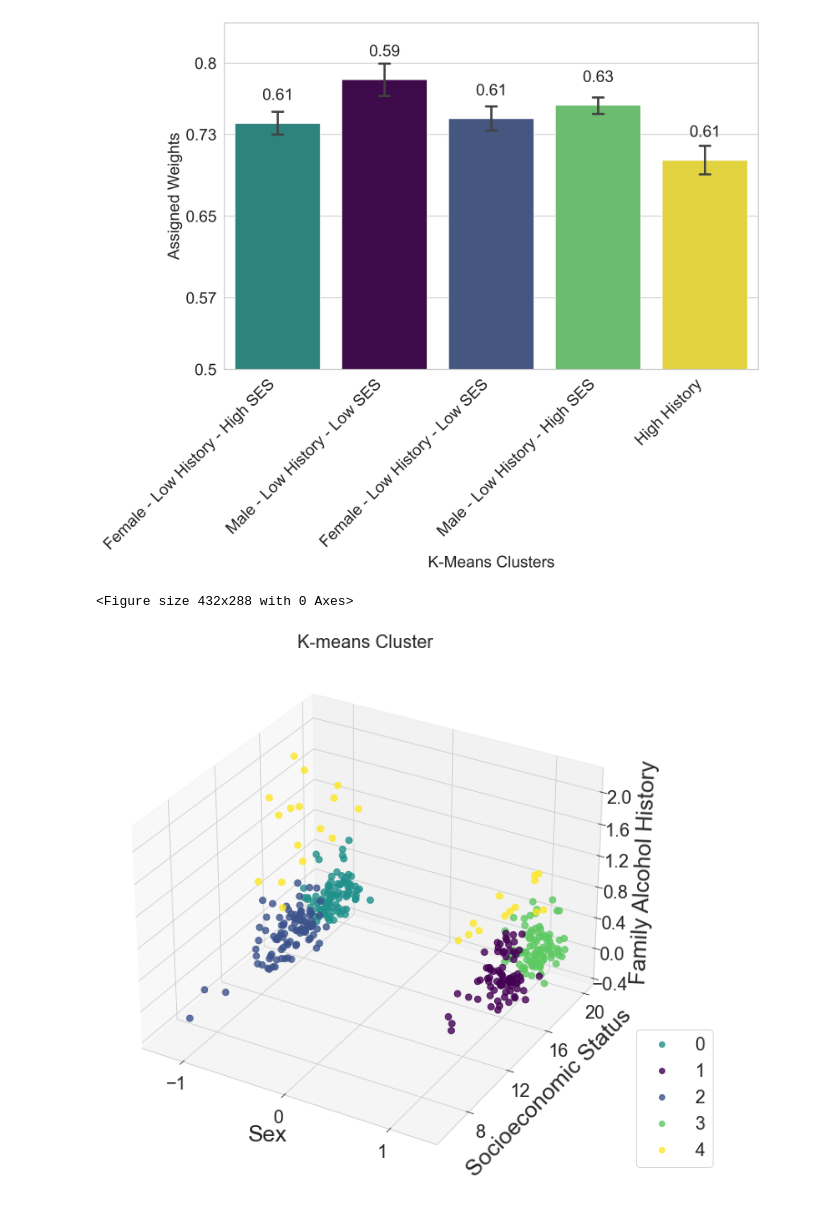
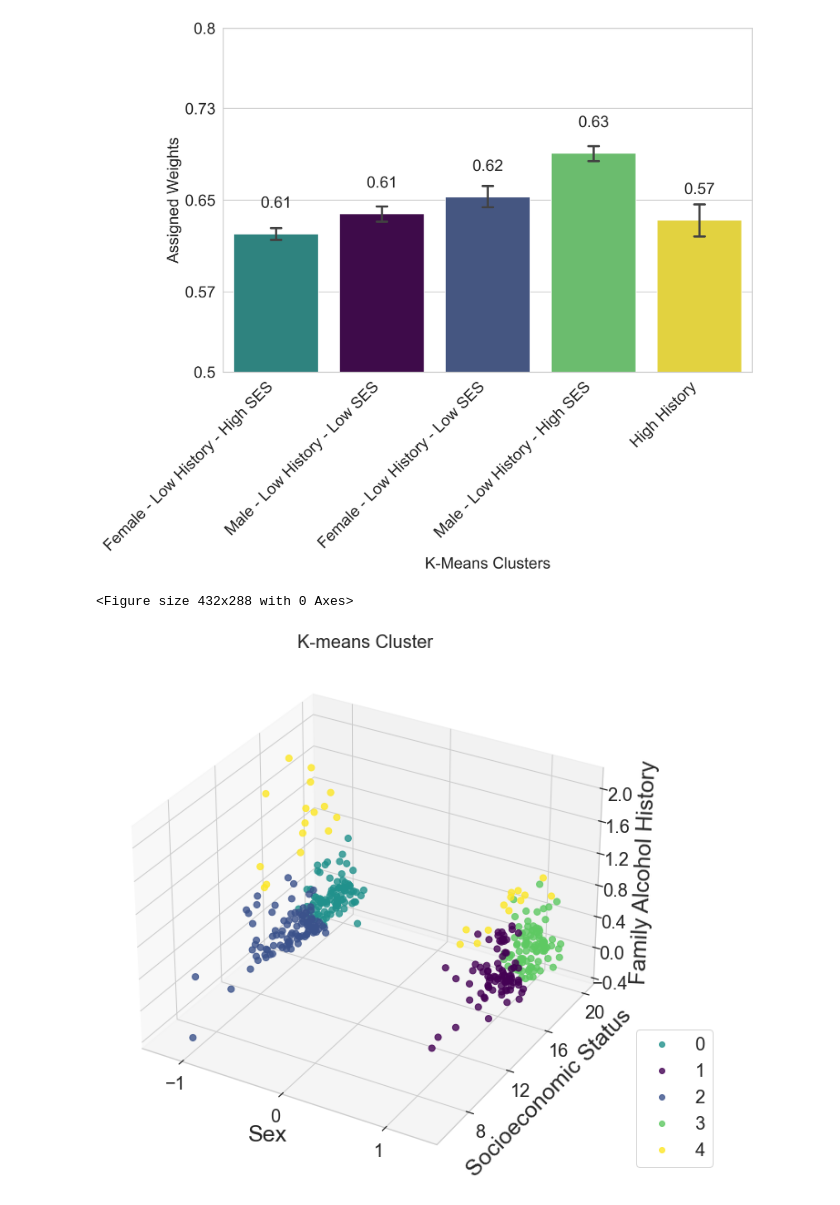
Before and after one commit to MaggiePas/sample_weighting, a Jupyter notebook: Plots_ncanda_sample_weighting.ipynb, the cells around one changed output. Drawn from its saved outputs; the diff is of its cells as text; code cells hidden in the pictures.

```diff
--- a/Plots_ncanda_sample_weighting.ipynb
+++ b/Plots_ncanda_sample_weighting.ipynb
@@ -116,14 +121,14 @@ np.random.seed(run_with_seed)
 random.seed(run_with_seed)
 np.random.seed(run_with_seed)
 
-input_data = pd.read_csv("./analysis/weight_val_knn_30_eigenbasis_13_centering_0.75_ncanda.csv")
+input_data = pd.read_csv("./analysis/weight_val_knn_50_eigenbasis_13_centering_0.65_ncanda.csv")
 
 print(input_data.columns)
 
 input_data_feats = pd.read_csv("graph_factors_raw.csv")
 input_data_feats = input_data_feats.drop_duplicates(subset='subject', keep='last')
 
-input_data_preds = pd.read_csv("./analysis/weights_pred_knn_30_eigenbasis_13_centering_0.75_ncanda.csv")
+input_data_preds = pd.read_csv("./analysis/weights_pred_knn_50_eigenbasis_13_centering_0.65_ncanda.csv")
 input_data_preds = input_data_preds[['subject', 'Labels', 'Prediction']]
 
 bin_labels_5 = [0, 1, 2, 3, 4]
@@ -170,7 +175,7 @@ labels = kmeans.labels_
 df_clustered['subject'] = df_id.values
 
 # Save to csv
-df_clustered.to_csv('clustered_ncanda_11_08.csv', index=False)
+df_clustered.to_csv('clustered_ncanda_3_2.csv', index=False)
 
 # Plotting the cluster centers and the data points on a 2D plane
 plt.scatter(df_clustered['sex_x'], df_clustered['ses'], c=labels, cmap='viridis')
@@ -287,7 +306,7 @@ merged_data.to_csv('merged_data_ncanda_11_08.csv', index=False)
 # %%
 # K-means clustering boxplot!!!
 
-df = pd.read_csv("./merged_data_ncanda_11_08.csv")
+df = pd.read_csv("./merged_data_ncanda_3_2.csv")
 
 df['binned'] = pd.qcut(df['weight_val'], q=[0, .2, .4, .6, .8, 1], labels=bin_labels_5)
 
@@ -314,35 +333,35 @@ ax = sns.barplot(x="Cluster", y="weight_val", data=df, palette=colors, order=[0,
 
 # Add the balanced accuracy as text at a fixed height above the bars
 # We need to reorder the balanced_accuracy dataframe according to the new order
 balanced_accuracy = balanced_accuracy.set_index('Cluster').loc[[0, 1, 2, 3, 4]].reset_index()
 for i, p in enumerate(ax.patches):
     height = p.get_height()
     ax.text(p.get_x()+p.get_width()/2., height + 0.023,
             '{:1.2f}'.format(balanced_accuracy['balanced_accuracy'][i]),
             ha="center", fontsize = 20)
 
 # Set the title and labels
 ax.set_xlabel('K-Means Clusters', fontsize=20)
 ax.set_ylabel('Assigned Weights', fontsize=20)
 
 # Set the lower limit of y-axis
 ax.set_ylim(bottom=0.70)
 
 # Rename the x-axis labels
 new_labels = ["Female - Low History - High SES", "Male - Low History - Low SES", "Female - Low History - Low SES", "Male - Low History - High SES", "High History"]
 ax.set_xticklabels(new_labels, rotation=45, ha='right', fontsize=20)
 
 # Set y-axis to have 5 ticks from 0.4 to max value
 y_ticks = np.round(np.linspace(0.5, 0.8, 5), decimals=2)
 ax.set_yticks(y_ticks)
 ax.set_yticklabels(y_ticks, fontsize=20)
 
 # Saving the updated plot
-modern_plot_path = './plots/grouped_weight_bacc_kmeans_ncanda.png'
+modern_plot_path = './plots/grouped_weight_bacc_kmeans_ncanda_50_0.65_5_bins.png'
 plt.savefig(modern_plot_path, bbox_inches='tight', dpi=300)
 plt.show()
 # %% [output]
-[figure, old version]
+[figure, new version]
 # %%
 # axes instance
 from matplotlib.ticker import MaxNLocator
@@ -355,7 +374,7 @@ fig = plt.figure(figsize=(15,8))
 ax = Axes3D(fig, auto_add_to_figure=False)
 fig.add_axes(ax)
 
-df = pd.read_csv("./merged_data_ncanda_11_08.csv")
+df = pd.read_csv("./merged_data_ncanda_3_2.csv")
 
 # Add random Gaussian noise to the specific column
 mean, std_dev = 0, 0.1 # Set your mean and standard deviation
@@ -409,14 +428,14 @@ ax.yaxis.set_major_locator(mticker.MaxNLocator(5))
 ax.zaxis.set_major_locator(mticker.MaxNLocator(7))
 
 # Saving the updated plot
-modern_plot_path = './plots/scatterplot_kmeans_ncanda.png'
+modern_plot_path = './plots/scatterplot_kmeans_ncanda_5_bins.png'
 plt.savefig(modern_plot_path, bbox_inches='tight', dpi=300)
 
 # legend
 plt.show()
 # %% [output]
 <Figure size 432x288 with 0 Axes>
-[figure, old version]
+[figure, new version]
 # %%
 # Binned weights - BACC boxplot
 
```
Also changed, not shown: parts of 14 cells of this notebook, 3 other files.
